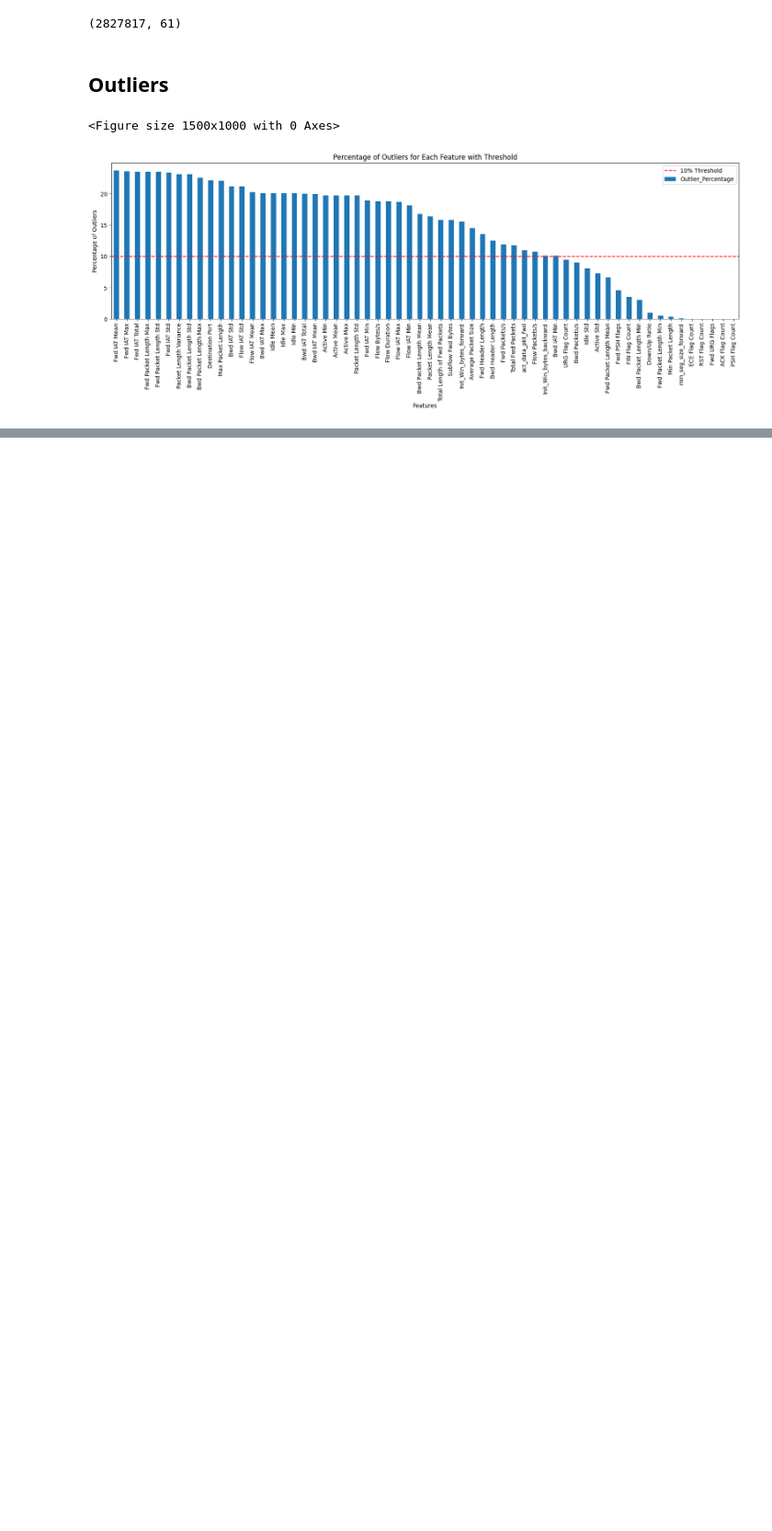
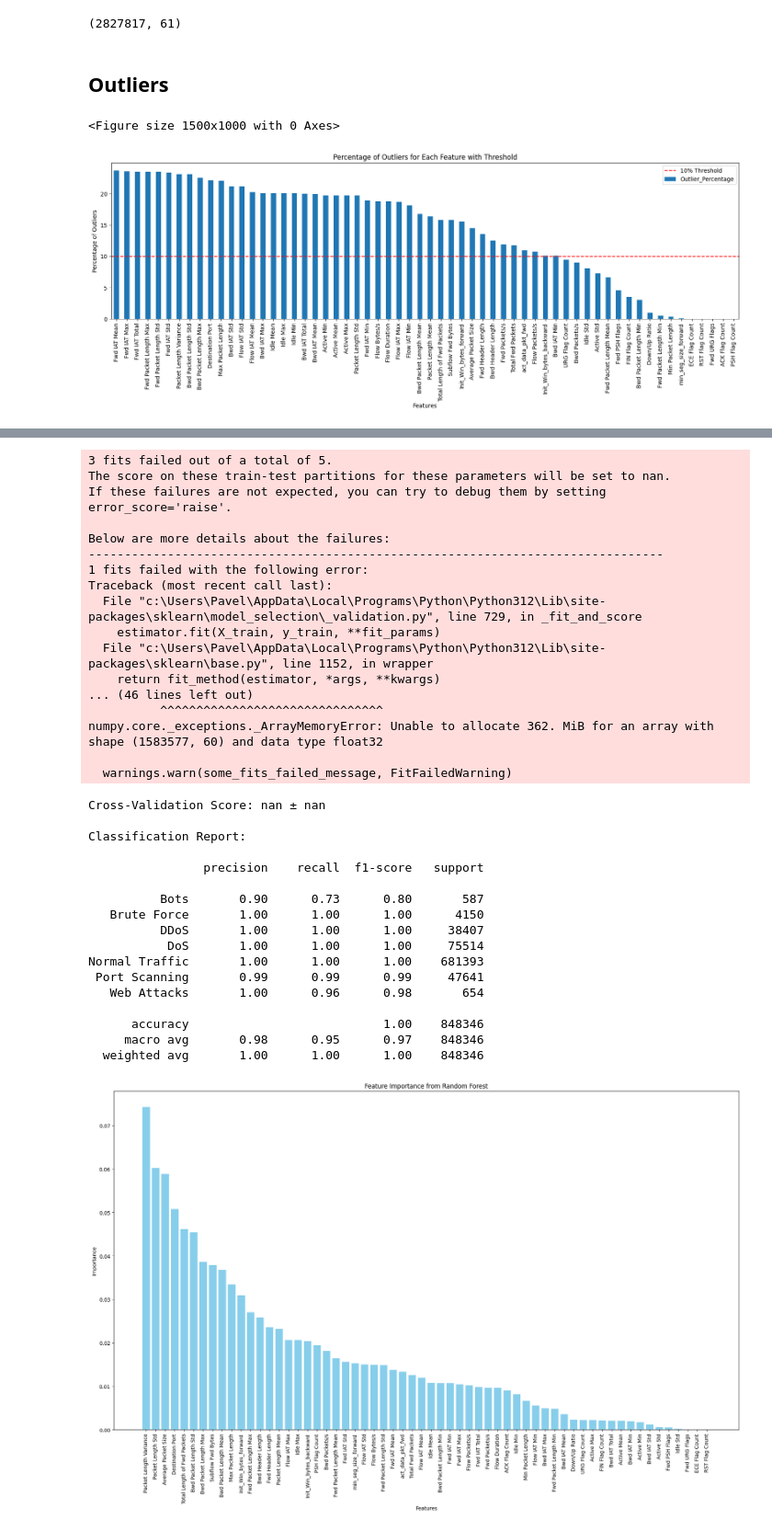
Before and after one commit to IamAdite/CiCIDS2017n2018MLSTUDY, a Jupyter notebook: cicids2017_prep/cicids2017_prep.ipynb, the cells around one changed output, grey strips where cells are left out. Shown at 92% size. Saved outputs shown, nothing was run; the diff lists cells and outputs as text; code cells hidden in the pictures; blank space fills up the shorter version.

```diff
--- a/cicids2017_prep/cicids2017_prep.ipynb
+++ b/cicids2017_prep/cicids2017_prep.ipynb
@@ -538,0 +717,38 @@ Bwd IAT Min                           10.075723
+# %%
+feature_importance_tree, cm, rf_labels, cv_scores = analyze_feature_importance_rf(df, numeric_features)
+# %% [output]
+3 fits failed out of a total of 5.
+The score on these train-test partitions for these parameters will be set to nan.
+If these failures are not expected, you can try to debug them by setting error_score='raise'.
+
+Below are more details about the failures:
+--------------------------------------------------------------------------------
+1 fits failed with the following error:
+Traceback (most recent call last):
+  File "c:\Users\Pavel\AppData\Local\Programs\Python\Python312\Lib\site-packages\sklearn\model_selection\_validation.py", line 729, in _fit_and_score
+    estimator.fit(X_train, y_train, **fit_params)
+  File "c:\Users\Pavel\AppData\Local\Programs\Python\Python312\Lib\site-packages\sklearn\base.py", line 1152, in wrapper
+    return fit_method(estimator, *args, **kwargs)
+... (46 lines left out)
+          ^^^^^^^^^^^^^^^^^^^^^^^^^^^^^^^
+numpy.core._exceptions._ArrayMemoryError: Unable to allocate 362. MiB for an array with shape (1583577, 60) and data type float32
+
+  warnings.warn(some_fits_failed_message, FitFailedWarning)
+Cross-Validation Score: nan ± nan
+
+Classification Report:
+
+                precision    recall  f1-score   support
+
+          Bots       0.90      0.73      0.80       587
+   Brute Force       1.00      1.00      1.00      4150
+          DDoS       1.00      1.00      1.00     38407
+           DoS       1.00      1.00      1.00     75514
+Normal Traffic       1.00      1.00      1.00    681393
+ Port Scanning       0.99      0.99      0.99     47641
+   Web Attacks       1.00      0.96      0.98       654
+
+      accuracy                           1.00    848346
+     macro avg       0.98      0.95      0.97    848346
+  weighted avg       1.00      1.00      1.00    848346
+[figure, added]
```
Also changed, not shown: parts of 16 cells of this notebook.
